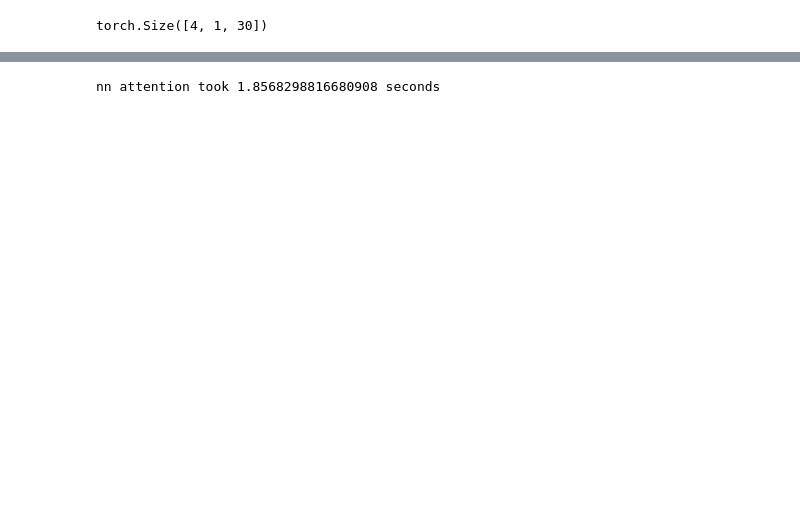
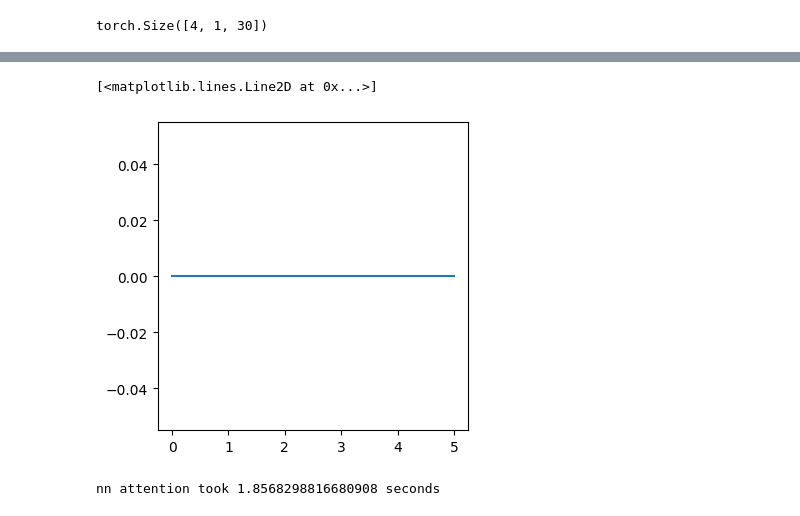
Before and after one commit to sohananisetty/ATCMG, a Jupyter notebook: multimodal.ipynb, the cells around one changed output, grey strips where cells are left out. Saved outputs shown, nothing was run; the diff lists cells and outputs as text; code cells hidden in the pictures; blank space fills up the shorter version.

```diff
--- a/multimodal.ipynb
+++ b/multimodal.ipynb
@@ -367,3 +541,9 @@ tensor([[[-0.4240, -0.0268, -0.1519,  ...,  0.4622, -0.7852, -0.2308]],
+# %%
+fig = plt.figure(figsize=(4,4))
+plt.plot(trans_ext[:,0].numpy(), trans_ext[:,1].numpy())
+# %% [output]
+[<matplotlib.lines.Line2D at 0x...>]
+[figure, added]
 # %%
 import time
 start = time.time()
```
Also changed, not shown: parts of 82 cells of this notebook, 13 other files.
